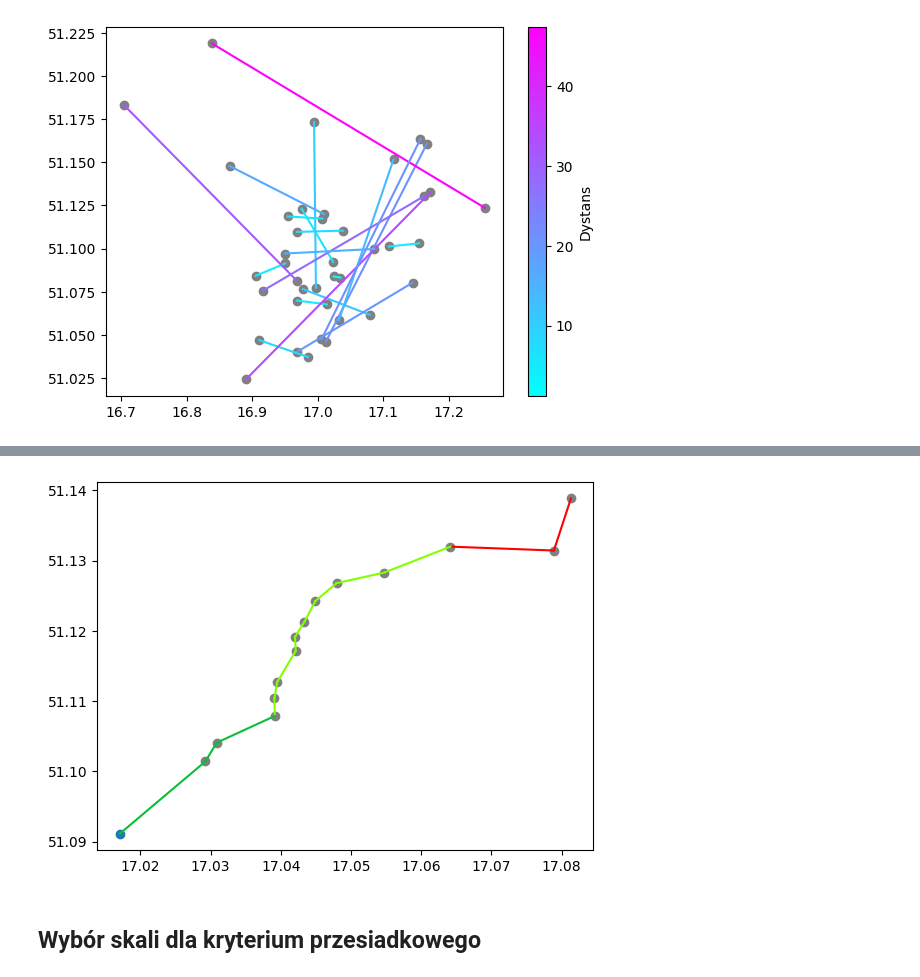
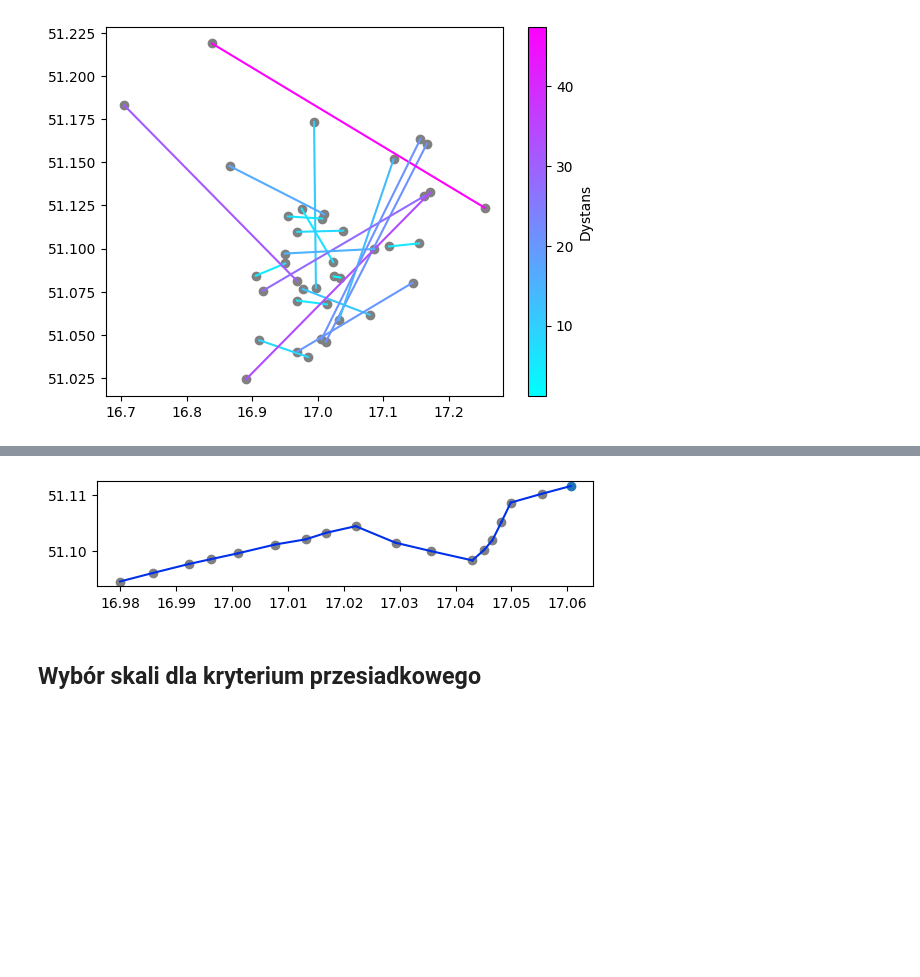
Before and after one commit to T04STER/jak-dojade, a Jupyter notebook: notes.ipynb, the cells around one changed output, grey strips where cells are left out. Drawn from its saved outputs; the diff is of its cells as text; code cells hidden in the pictures; blank space fills up the shorter version.

```diff
--- a/notes.ipynb
+++ b/notes.ipynb
@@ -110,14 +110,15 @@ cbar.set_label('Dystans')
 # %% [output]
 [figure]
 # %%
-k = "Brücknera"
-k1 = "Rondo"
+k = "FAT"
+k1 = "PL. GRUNWALDZKI"
 
 n = graph.graph[k]
 n1 = graph.graph[k1]
 
-graph.cost_estimation_scale = 1500
-path, _, cost = graph.a_star(n, n1, gu.Timestamp.create_timestamp("16:00:00"))
+graph.cost_estimation_scale = 1100
+graph.hop_penalty=920
+path, _, cost = graph.a_star(n, n1, gu.Timestamp.create_timestamp("12:00:00"), criteria='hops')
 
 
 fig, ax = plt.subplots()
@@ -154,4 +158,4 @@ Rondo
-[figure, old version]
+[figure, new version]
 # %% [markdown]
 ## Wybór skali dla kryterium przesiadkowego
 # %%
```
Also changed, not shown: parts of 3 cells of this notebook, 2 other files.
